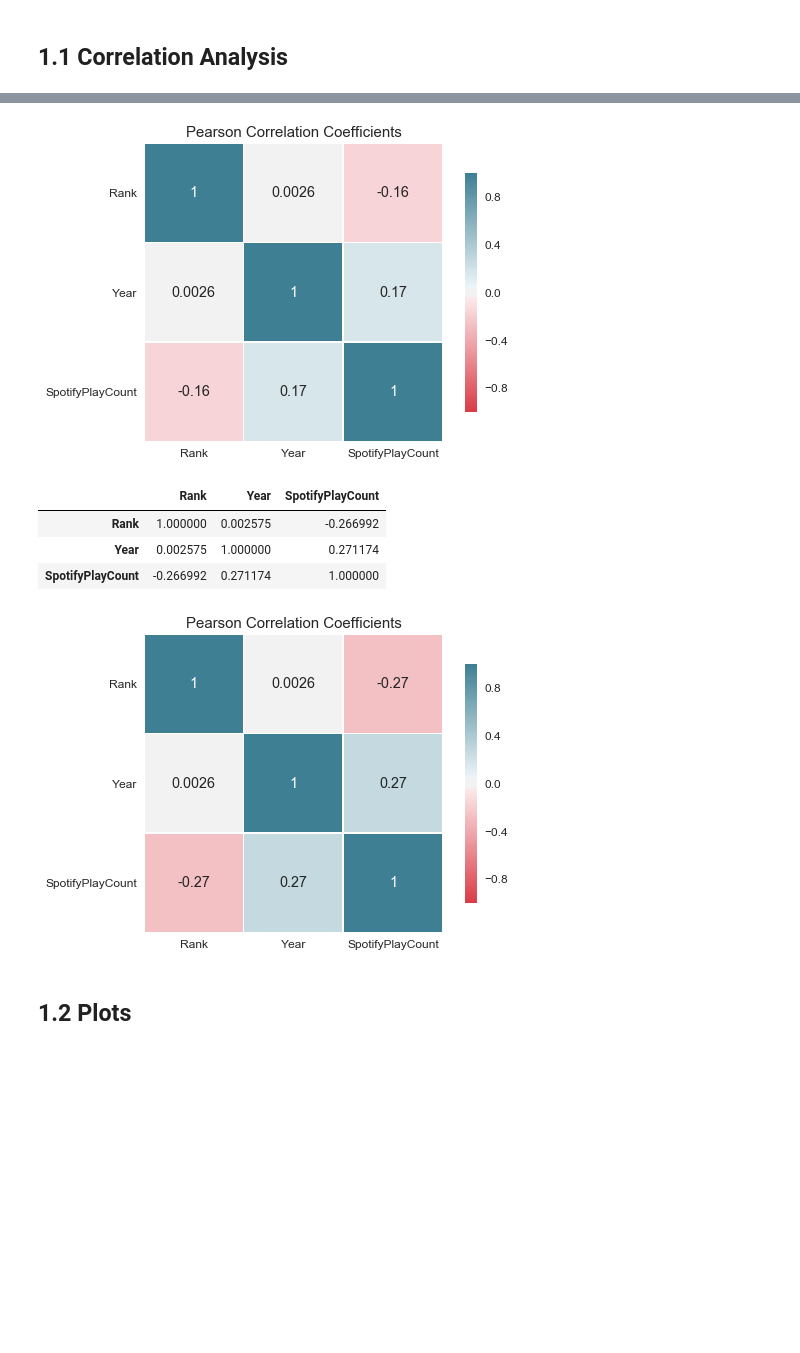
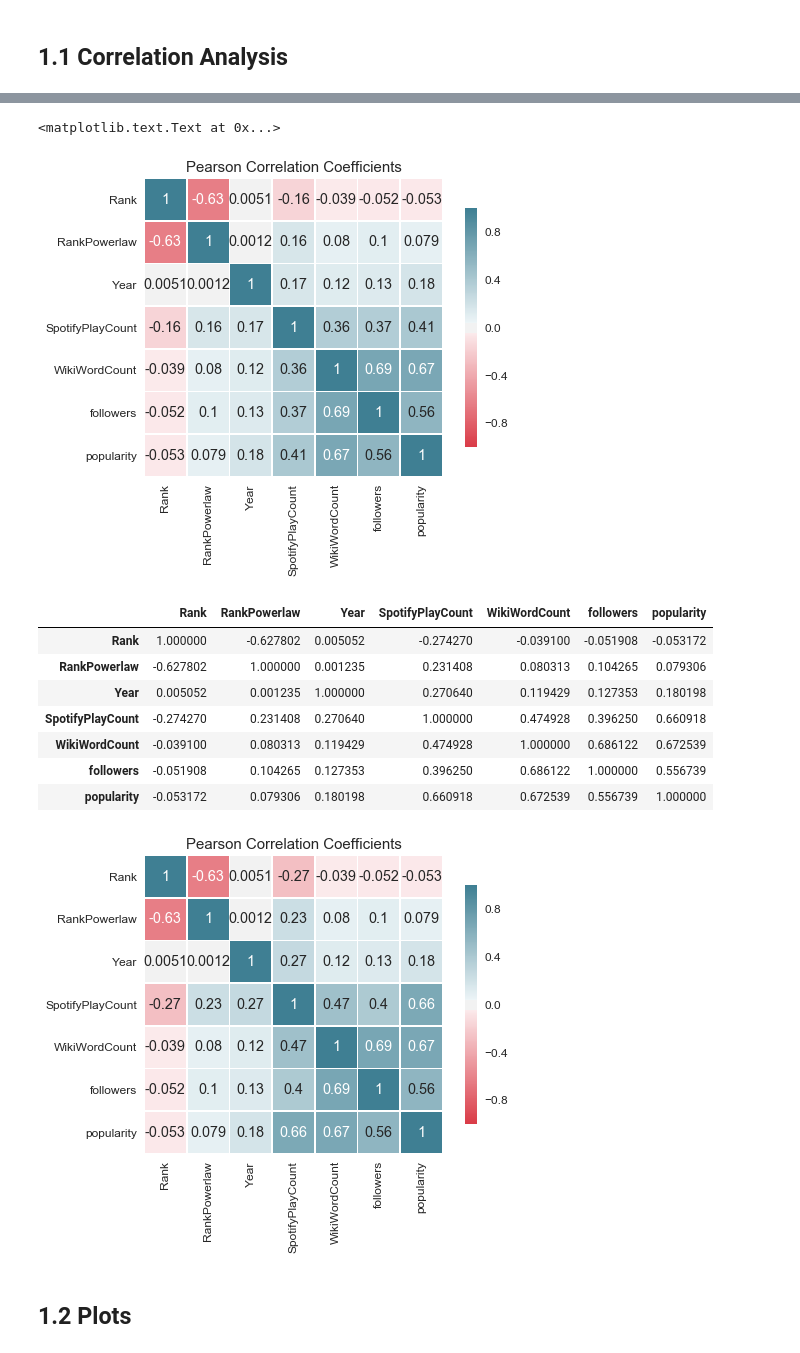
Before and after one commit to caitaozhan/CSE519-Homework-Project, a Jupyter notebook: TheProject/src/music-Haena.ipynb, the cells around one changed output, grey strips where cells are left out. Saved outputs shown, nothing was run; the diff lists cells and outputs as text; code cells hidden in the pictures; blank space fills up the shorter version.

```diff
--- a/TheProject/src/music-Haena.ipynb
+++ b/TheProject/src/music-Haena.ipynb
@@ -20,7 +20,7 @@ from sklearn.metrics import median_absolute_error
 from sklearn.metrics import r2_score
 from random import shuffle
 # %%
-music_df = pd.read_csv('../music_data/billboard_top_100_1960_1969.csv', na_values=['NA'])
+music_df = pd.read_csv('../music_data/dataset-12-4.csv', na_values=['NA'])
 # %%
 music_df.describe(include='all')
 # %% [output]
@@ -61,35 +65,40 @@ ax = sns.heatmap(correlation, cmap=cmap, annot=True, center=0,
 plt.yticks(rotation=0)
 ax.set_title('Pearson Correlation Coefficients', fontsize=15)
 
-plt.savefig('../figure/correlation_heatmap.png')
+# plt.savefig('../figure/correlation_heatmap.png')
 # %% [output]
+<matplotlib.text.Text at 0x...>
-[figure, old version]
+[figure, new version]
 # %%
 # Pearson correlation analysis - log(SpotifyPlayCount)
 music_df_logtarget = music_df.copy()
 music_df_logtarget.SpotifyPlayCount = np.log(music_df_logtarget.SpotifyPlayCount)
-correlation = music_df_logtarget.corr(method='pearson')
-correlation
+correlation_logtarget = music_df_logtarget.corr(method='pearson')
+correlation_logtarget
 # %% [output]
-|  | Rank | Year | SpotifyPlayCount |
-| Rank | 1.000000 | 0.002575 | -0.266992 |
-| Year | 0.002575 | 1.000000 | 0.271174 |
-| SpotifyPlayCount | -0.266992 | 0.271174 | 1.000000 |
+|  | Rank | RankPowerlaw | Year | SpotifyPlayCount | WikiWordCount | followers | popularity |
+| Rank | 1.000000 | -0.627802 | 0.005052 | -0.274270 | -0.039100 | -0.051908 | -0.053172 |
+| RankPowerlaw | -0.627802 | 1.000000 | 0.001235 | 0.231408 | 0.080313 | 0.104265 | 0.079306 |
+| Year | 0.005052 | 0.001235 | 1.000000 | 0.270640 | 0.119429 | 0.127353 | 0.180198 |
+| SpotifyPlayCount | -0.274270 | 0.231408 | 0.270640 | 1.000000 | 0.474928 | 0.396250 | 0.660918 |
+| WikiWordCount | -0.039100 | 0.080313 | 0.119429 | 0.474928 | 1.000000 | 0.686122 | 0.672539 |
+| followers | -0.051908 | 0.104265 | 0.127353 | 0.396250 | 0.686122 | 1.000000 | 0.556739 |
+| popularity | -0.053172 | 0.079306 | 0.180198 | 0.660918 | 0.672539 | 0.556739 | 1.000000 |
 # %%
 sns.set(style="white", font_scale=1.2)
 
 # Generate a custom diverging colormap
 cmap = sns.diverging_palette(10, 220, as_cmap=True)
 
 # Plot the Pearson correlation heatmap
-ax = sns.heatmap(correlation, cmap=cmap, annot=True, center=0,
+ax = sns.heatmap(correlation_logtarget, cmap=cmap, annot=True, center=0,
                  square=True, linewidths=.7, cbar_kws={"shrink": .8})
 plt.yticks(rotation=0)
 ax.set_title('Pearson Correlation Coefficients', fontsize=15)
 
-plt.savefig('../figure/correlation_heatmap_logtarget.png')
+plt.savefig('../figure/correlation_heatmap_target.png', bbox_inches='tight')
 # %% [output]
-[figure, old version]
+[figure, new version]
 # %% [markdown]
 ## 1.2 Plots
 # %%
```
Also changed, not shown: parts of 77 cells of this notebook.
